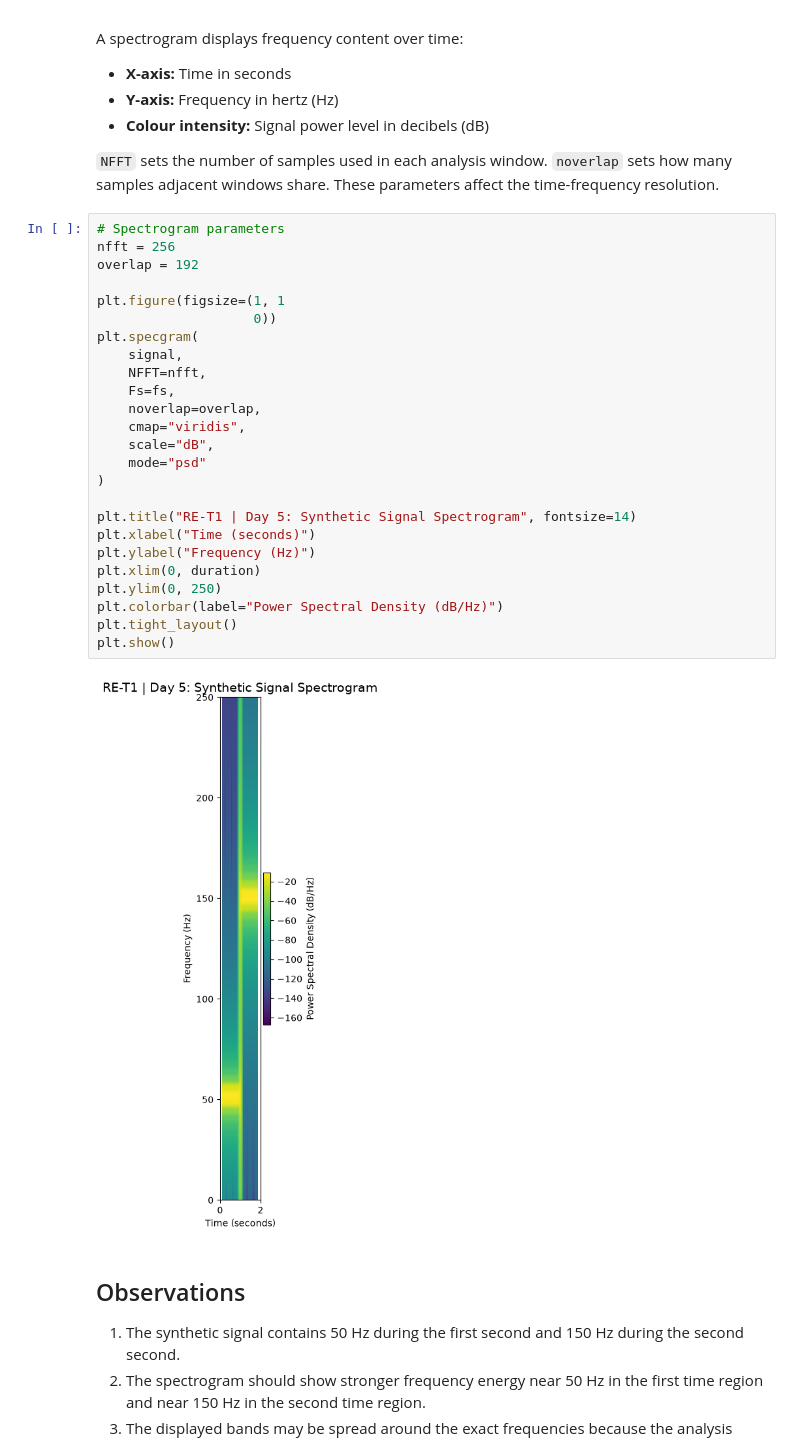
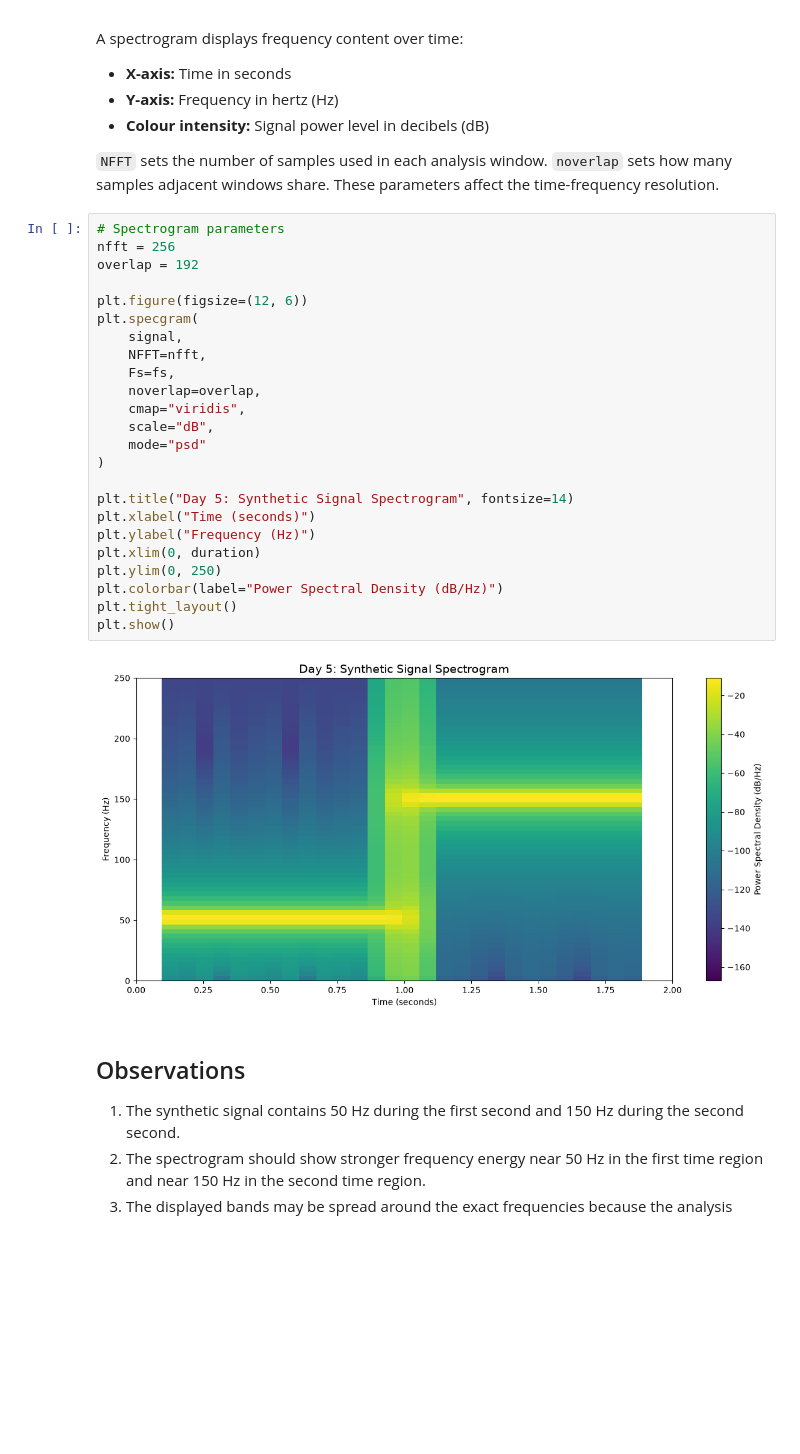
Before and after one commit to piyush66oo1000-hub/RE-T1_daily_task, a Jupyter notebook: Day-5/day05_Spectrogram_Generator.ipynb, the cells around one changed output. Saved outputs shown, nothing was run; the diff lists cells and outputs as text; blank space fills up the shorter version.

```diff
--- a/Day-5/RE-T1_Day05_Spectrogram_Generator.ipynb
+++ b/Day-5/day05_Spectrogram_Generator.ipynb
@@ -54,30 +54,29 @@ A spectrogram displays frequency content over time:
 # %%
 # Spectrogram parameters
 nfft = 256
 overlap = 192
 
-plt.figure(figsize=(1, 1
-                    0))
+plt.figure(figsize=(12, 6))
 plt.specgram(
     signal,
     NFFT=nfft,
     Fs=fs,
     noverlap=overlap,
     cmap="viridis",
     scale="dB",
     mode="psd"
 )
 
-plt.title("RE-T1 | Day 5: Synthetic Signal Spectrogram", fontsize=14)
+plt.title("Day 5: Synthetic Signal Spectrogram", fontsize=14)
 plt.xlabel("Time (seconds)")
 plt.ylabel("Frequency (Hz)")
 plt.xlim(0, duration)
 plt.ylim(0, 250)
 plt.colorbar(label="Power Spectral Density (dB/Hz)")
 plt.tight_layout()
 plt.show()
 # %% [output]
-[figure, old version]
+[figure, new version]
 # %% [markdown]
 ## Observations
 
```
